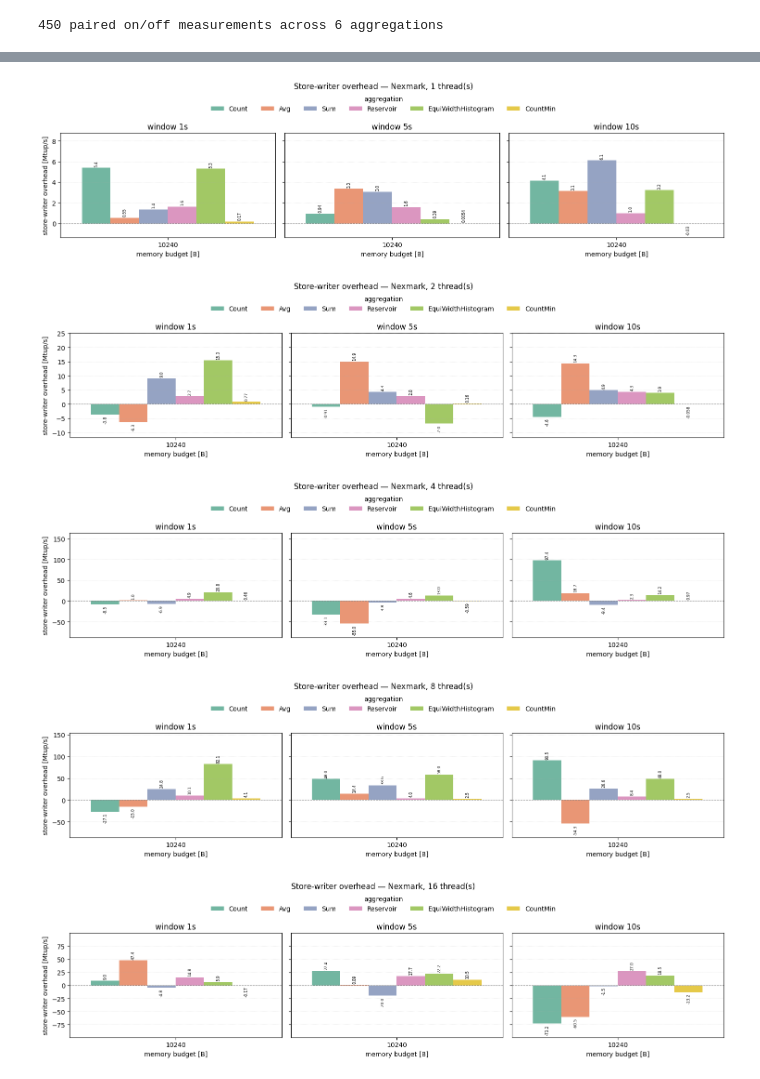
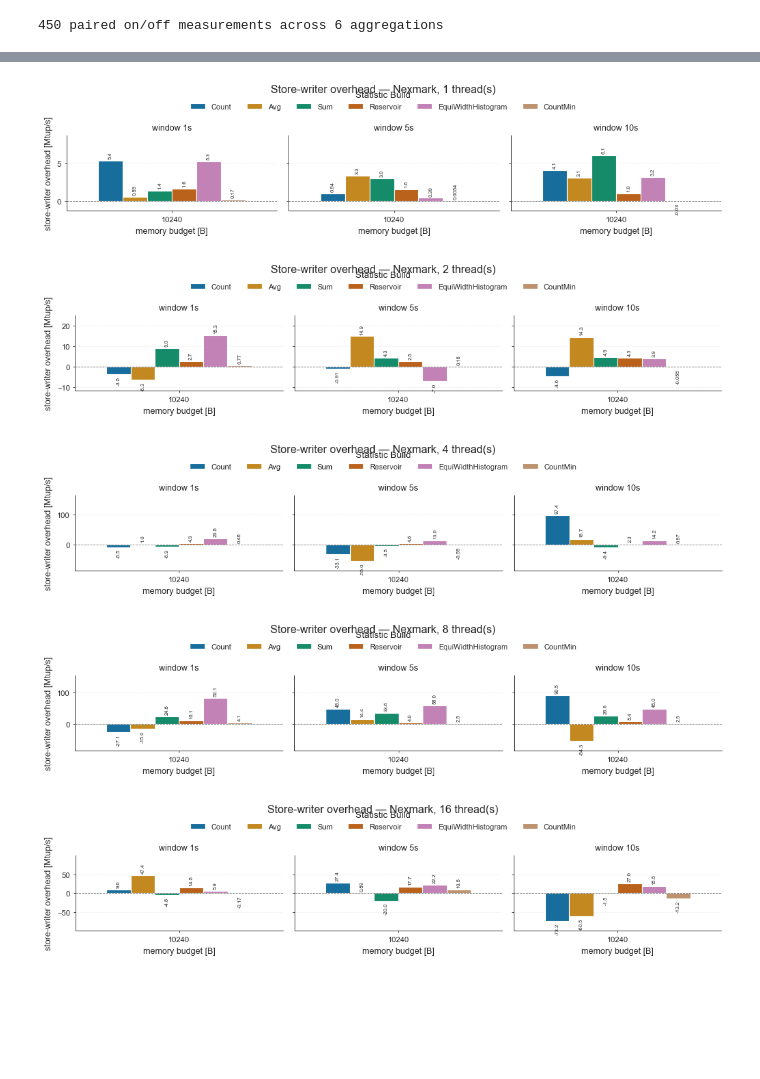
Before and after one commit to ESPAT-Orga/nebulastream-espat, a Jupyter notebook: scripts/benchmarking/statistic_build_probe/plots/StoreWriterOverhead.ipynb, the cells around one changed output, grey strips where cells are left out. Saved outputs shown, nothing was run; the diff lists cells and outputs as text; code cells hidden in the pictures; blank space fills up the shorter version.

```diff
--- a/scripts/benchmarking/statistic_build_probe/plots/StoreWriterOverhead.ipynb
+++ b/scripts/benchmarking/statistic_build_probe/plots/StoreWriterOverhead.ipynb
@@ -70,6 +90,8 @@ AGG_ORDER = ['Count', 'Avg', 'Sum', 'Reservoir', 'EquiWidthHistogram', 'CountMin
 
 # Friendly x-tick labels (raw CSV values stay unchanged).
 AGG_LABEL = {'Reservoir': 'Sample', 'EquiWidthHistogram': 'Histogram', 'CountMin': 'Sketch'}
+X_LABEL = 'Statistic Build'   # what the aggregation axis is called in the paper
+PANEL_W, PANEL_H = 3.4, 2.4   # per-panel inches, same scale as the sibling notebooks' figures
 
 
 def agg_labels(order):
@@ -84,21 +106,21 @@ def plot_overhead(metric, ylabel, suffix):
                 continue
             fig_order = [a for a in AGG_ORDER if a in set(sub['aggregation'])]
             windows = sorted(sub['build_window_size_sec'].unique())
-            fig, axes = plt.subplots(1, len(windows), figsize=(5 * len(windows), 4), squeeze=False, sharey=True)
-            for ax, w in zip(axes[0], windows):
+            fig, axes = plt.subplots(1, len(windows), figsize=(PANEL_W * len(windows), PANEL_H), squeeze=False, sharey=True)
+            for c, (ax, w) in enumerate(zip(axes[0], windows)):
                 d = sub[sub['build_window_size_sec'] == w]
                 order = [a for a in AGG_ORDER if a in set(d['aggregation'])]
                 sns.boxplot(data=d, x='memory_budget', y=metric, hue='aggregation', hue_order=order,
-                            ax=ax, fliersize=0, width=0.7, palette='colorblind')
-                ax.axhline(0, color='gray', lw=0.8, ls='--')
+                            ax=ax, fliersize=0, width=0.7, palette=PALETTE)
+                ax.axhline(0, color='0.45', lw=0.6, ls='--')
                 ax.set_title(f'window {w}s')
                 ax.set_xlabel('memory budget [B]')
-                ax.set_ylabel(ylabel)
-                ax.grid(True, axis='y', ls=':', lw=0.5, alpha=0.6)
+                ax.set_ylabel(ylabel if c == 0 else '')
+                style_axis(ax)
             finalize_figure(fig, axes[0][0], f'Store-writer overhead — {dataset}, {threads} thread(s)',
-                            ncol=len(fig_order), legend_title='aggregation')
+                            ncol=len(fig_order), legend_title=X_LABEL)
             out = f'StoreWriterOverhead_{dataset}_threads{threads}{suffix}.pdf'
-            fig.savefig(out, bbox_inches='tight')
+            fig.savefig(out, dpi=300, bbox_inches='tight')
             written.append(out)
             plt.show()  # display inline (and, under nbconvert, embed the figure in the executed notebook)
     return written
@@ -137,44 +159,44 @@ def plot_overhead_bar(metric, ylabel, suffix):
     written = []
     for dataset in sorted(piv['dataset'].unique()):
         for threads in sorted(piv['numberOfWorkerThreads'].unique()):
             sub = piv[(piv['dataset'] == dataset) & (piv['numberOfWorkerThreads'] == threads)].dropna(subset=[metric])
             if sub.empty:
                 continue
             fig_order = [a for a in AGG_ORDER if a in set(sub['aggregation'])]
             windows = sorted(sub['build_window_size_sec'].unique())
-            fig, axes = plt.subplots(1, len(windows), figsize=(5 * len(windows), 4), squeeze=False, sharey=True)
-            for ax, w in zip(axes[0], windows):
+            fig, axes = plt.subplots(1, len(windows), figsize=(PANEL_W * len(windows), PANEL_H), squeeze=False, sharey=True)
+            for c, (ax, w) in enumerate(zip(axes[0], windows)):
                 d = sub[sub['build_window_size_sec'] == w]
                 order = [a for a in AGG_ORDER if a in set(d['aggregation'])]
                 sns.barplot(data=d, x='memory_budget', y=metric, hue='aggregation',
-                            hue_order=order, errorbar=None, ax=ax, palette='Set2')
-                ax.axhline(0, color='gray', lw=0.8, ls='--')
+                            hue_order=order, errorbar=None, ax=ax, palette=PALETTE, width=0.7)
+                ax.axhline(0, color='0.45', lw=0.6, ls='--')
                 ax.set_title(f'window {w}s')
                 ax.set_xlabel('memory budget [B]')
-                ax.set_ylabel(ylabel)
-                ax.grid(True, axis='y', ls=':', lw=0.5, alpha=0.6)
+                ax.set_ylabel(ylabel if c == 0 else '')
+                style_axis(ax)
                 # Value on top of every bar; rotated so the many hue bars per budget don't collide.
                 for container in ax.containers:
-                    ax.bar_label(container, labels=[fmt_si(b.get_height()) for b in container], fontsize=6, padding=2, rotation=90)
+                    ax.bar_label(container, labels=[fmt_si(b.get_height()) for b in container], fontsize=5.5, padding=2, rotation=90)
             # Headroom for the rotated labels (shared y-axis, values can be negative).
             lo, hi = axes[0][0].get_ylim()
             axes[0][0].set_ylim(lo - (hi - lo) * 0.15, hi + (hi - lo) * 0.35)
             finalize_figure(fig, axes[0][0], f'Store-writer overhead — {dataset}, {threads} thread(s)',
-                            ncol=len(fig_order), legend_title='aggregation')
+                            ncol=len(fig_order), legend_title=X_LABEL)
             out = f'StoreWriterOverhead_{dataset}_threads{threads}{suffix}.pdf'
-            fig.savefig(out, bbox_inches='tight')
+            fig.savefig(out, dpi=300, bbox_inches='tight')
             written.append(out)
             plt.show()  # display inline (and, under nbconvert, embed the figure in the executed notebook)
     return written
 
 written += plot_overhead_bar('overhead_mtp_s', 'store-writer overhead [Mtup/s]', '_bar')
 written += plot_overhead_bar('overhead_pct', 'store-writer overhead [%]', '_percentage_bar')
 print('wrote:')
 for w in written:
     print(' ', w)
 # %% [output]
-[figure, old version]
+[figure, new version]
-[figure, old version]
+[figure, new version]
-[figure, old version]
+[figure, new version]
-[figure, old version]
+[figure, new version]
-[figure, old version]
+[figure, new version]
```
Also changed, not shown: parts of 7 cells of this notebook, 11 other files.
